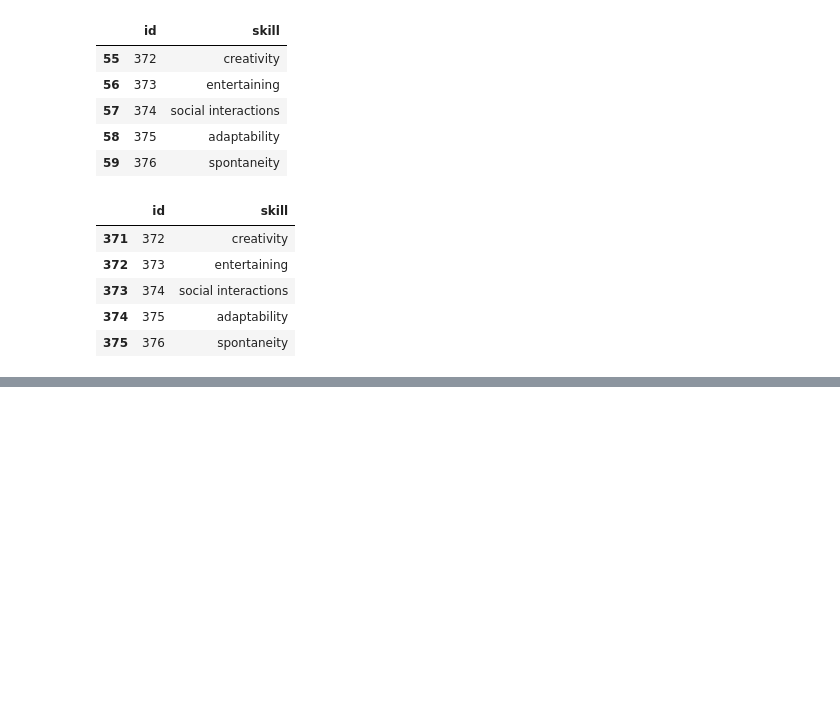
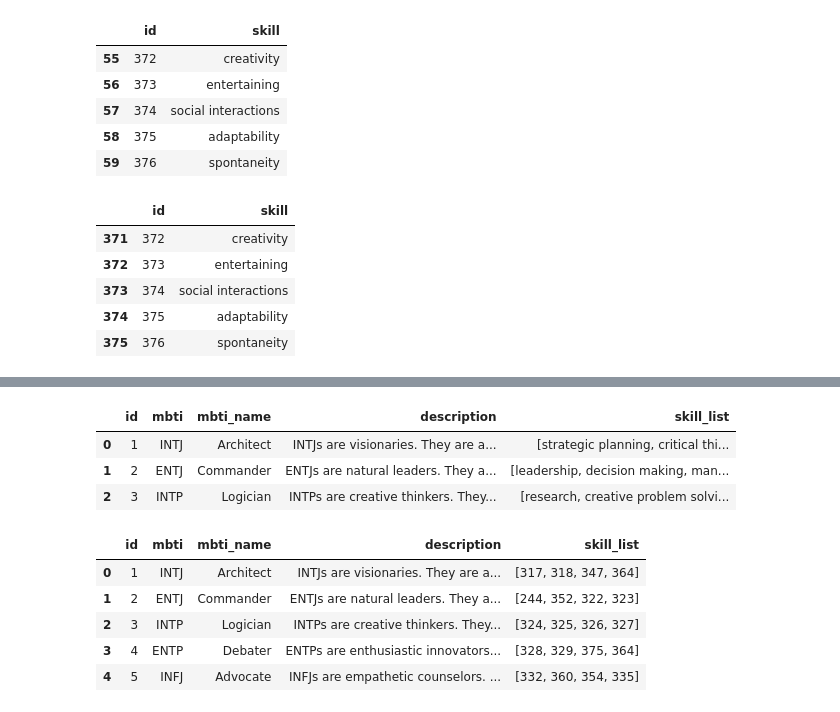
Before and after one commit to ron-ligsay/course-u, a Jupyter notebook: course_u/src/notebooks/mbti_skills.ipynb, the cells around one changed output, grey strips where cells are left out. Saved outputs shown, nothing was run; the diff lists cells and outputs as text; code cells hidden in the pictures; blank space fills up the shorter version.

Commit message:
mbti skills update

```diff
--- a/course_u/src/notebooks/mbti_skills.ipynb
+++ b/course_u/src/notebooks/mbti_skills.ipynb
@@ -257,0 +287,10 @@ website_skill.to_csv('../../static/csv/skill_3.csv', index=False)
+# %%
+# use ast to convert string to list
+mbti_skills['skill_list'] = mbti_skills['skill_list'].apply(lambda x: ast.literal_eval(x))
+# %%
+# convert skill_list to mbti_skill_list
+mbti_skill_list = []
+for i in mbti_skills['skill_list']:
+    mbti_skill_list += i
+
+mbti_skill_list
@@ -257,0 +339,4 @@ website_skill.to_csv('../../static/csv/skill_3.csv', index=False)
+# %%
+# convert website_skill to dictionary
+# skill_mapping = unique_skills_df.set_index('skill')['id'].to_dict()
+website_skill_dict = website_skill.set_index('skill')['id'].to_dict()
@@ -257,0 +364,21 @@ website_skill.to_csv('../../static/csv/skill_3.csv', index=False)
+# %%
+mbti_skills.head(3)
+# %% [output]
+|  | id | mbti | mbti_name | description | skill_list |
+| 0 | 1 | INTJ | Architect | INTJs are visionaries. They are a... | [strategic planning, critical thi... |
+| 1 | 2 | ENTJ | Commander | ENTJs are natural leaders. They a... | [leadership, decision making, man... |
+| 2 | 3 | INTP | Logician | INTPs are creative thinkers. They... | [research, creative problem solvi... |
+# %%
+# strip space at front and back of skill
+mbti_skills['skill_list'] = mbti_skills['skill_list'].apply(lambda x: [skill.strip() for skill in x])
+# %%
+# apply skill_mapping to skill_list
+mbti_skills['skill_list'] = mbti_skills['skill_list'].apply(lambda x: [website_skill_dict[i] for i in x])
+mbti_skills.head()
+# %% [output]
+|  | id | mbti | mbti_name | description | skill_list |
+| 0 | 1 | INTJ | Architect | INTJs are visionaries. They are a... | [317, 318, 347, 364] |
+| 1 | 2 | ENTJ | Commander | ENTJs are natural leaders. They a... | [244, 352, 322, 323] |
+| 2 | 3 | INTP | Logician | INTPs are creative thinkers. They... | [324, 325, 326, 327] |
+| 3 | 4 | ENTP | Debater | ENTPs are enthusiastic innovators... | [328, 329, 375, 364] |
+| 4 | 5 | INFJ | Advocate | INFJs are empathetic counselors. ... | [332, 360, 354, 335] |
```
Also changed, not shown: parts of 17 cells of this notebook, 1 other file.
